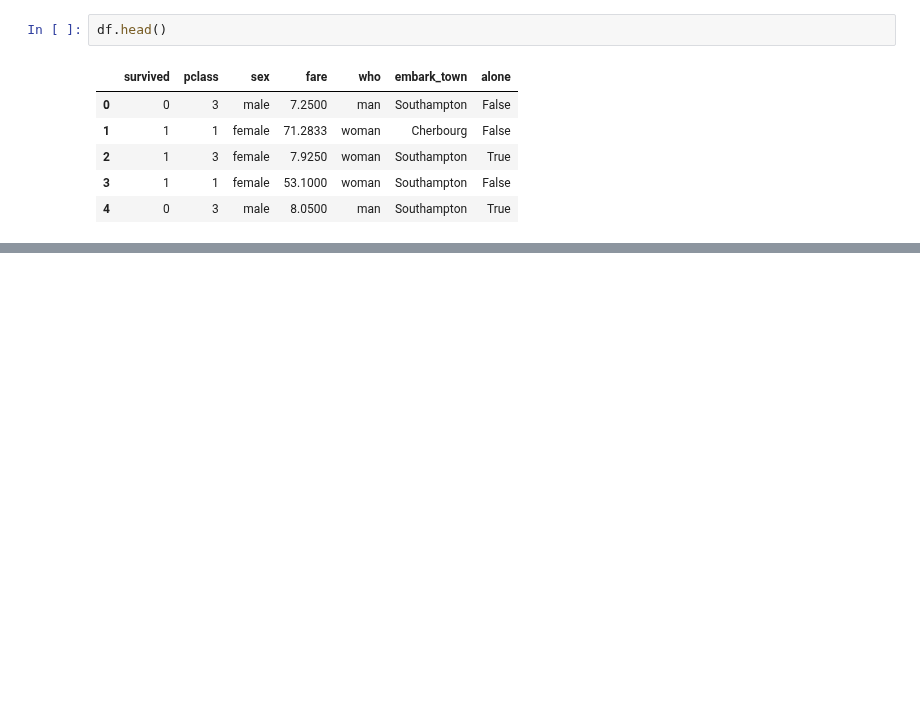
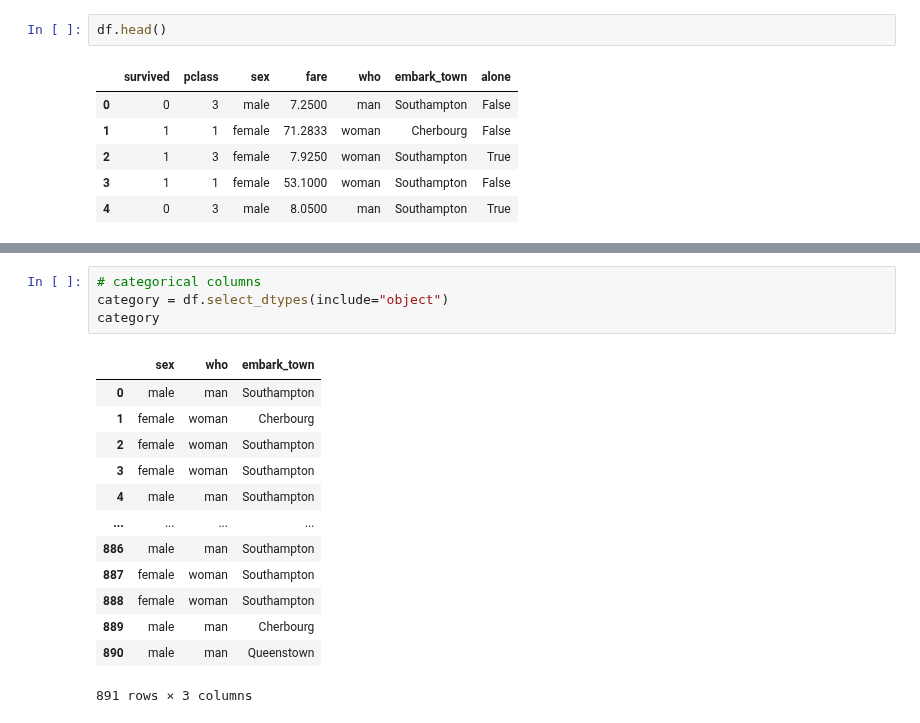
Before and after one commit to tshihab07/Titanic-Life-Prediction, a Jupyter notebook: preprocessing.ipynb, the cells around one changed output, grey strips where cells are left out. Cells and saved outputs as stored; diff of their text form; blank space fills up the shorter version.

```diff
--- a/preprocessing.ipynb
+++ b/preprocessing.ipynb
@@ -501,0 +505,18 @@ df.head()
+# %%
+# categorical columns
+category = df.select_dtypes(include="object")
+category
+# %% [output]
+|  | sex | who | embark_town |
+| 0 | male | man | Southampton |
+| 1 | female | woman | Cherbourg |
+| 2 | female | woman | Southampton |
+| 3 | female | woman | Southampton |
+| 4 | male | man | Southampton |
+| ... | ... | ... | ... |
+| 886 | male | man | Southampton |
+| 887 | female | woman | Southampton |
+| 888 | female | woman | Southampton |
+| 889 | male | man | Cherbourg |
+| 890 | male | man | Queenstown |
+891 rows × 3 columns
```
Also changed, not shown: parts of 9 cells of this notebook.
